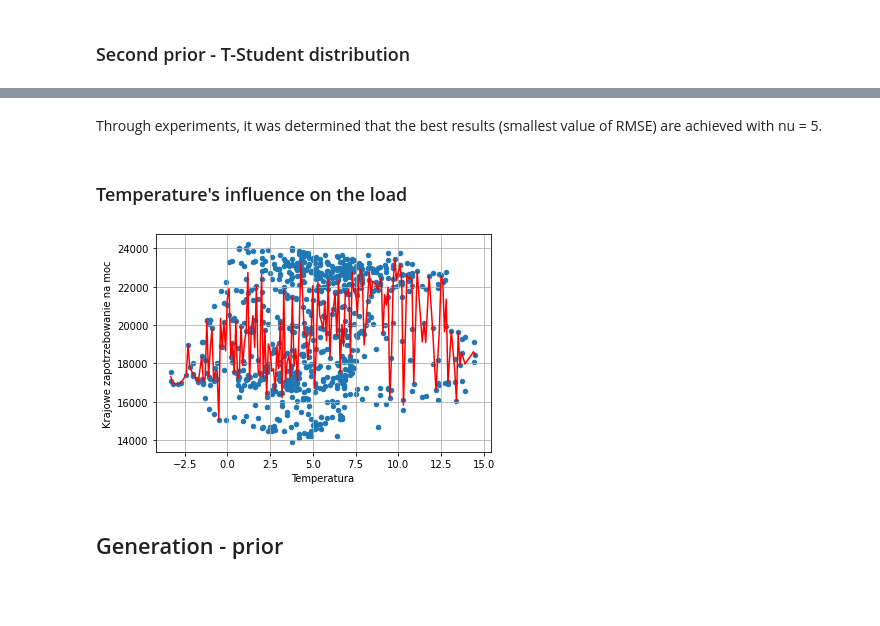
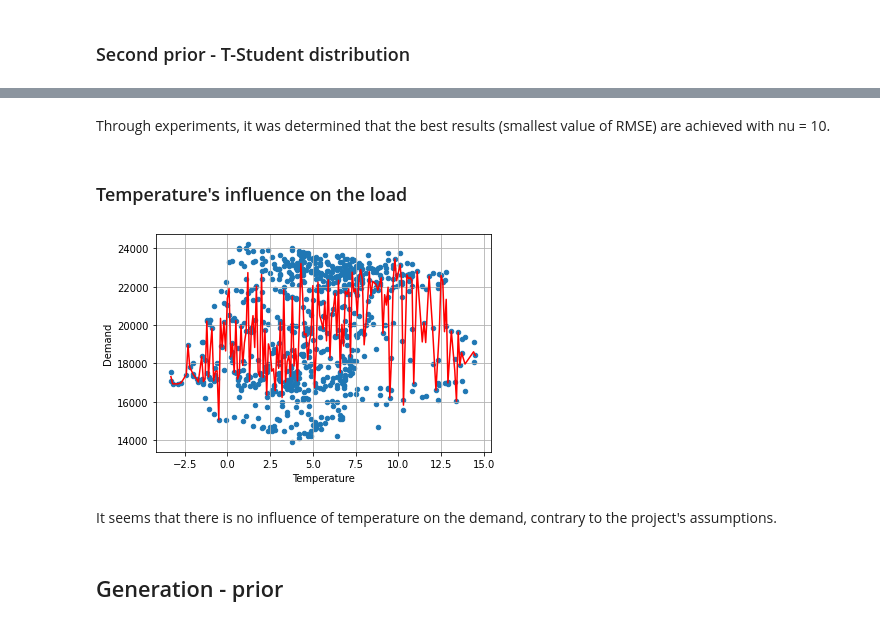
Before and after one commit to pilarskimarcin/ProjektDataAnalytics, a Jupyter notebook: Model_1_Fitting_to_data/model.ipynb, the cells around one changed output, grey strips where cells are left out. Cells and saved outputs as stored; diff of their text form; code cells hidden in the pictures; blank space fills up the shorter version.

```diff
--- a/Model_1_Fitting_to_data/model.ipynb
+++ b/Model_1_Fitting_to_data/model.ipynb
@@ -212,19 +206,23 @@ RMSE = 651.3448442093144
 ... (6 outputs left out)
 # %% [markdown]
-Through experiments, it was determined that the best results (smallest value of RMSE) are achieved with nu = 5.
+Through experiments, it was determined that the best results (smallest value of RMSE) are achieved with nu = 10.
 # %% [markdown]
 ### Temperature's influence on the load
 # %%
 data = df_zapotrzebowanie[["Data_i_Godzina", "Godzina", "Krajowe zapotrzebowanie na moc"]]
 # data = data[data["Godzina"].between(11, 21)]
 data.insert(len(data.columns), "Temperatura", [
     round(df_naslonecznienie_marzec.loc[df_naslonecznienie_marzec["time"] == data.iloc[i]["Data_i_Godzina"]]["T2m"].values[0], 1) for i in range(len(data))
     ])
 data.plot(x="Temperatura", y="Krajowe zapotrzebowanie na moc", kind="scatter", grid=True)
 plt.plot(sorted(data["Temperatura"].unique()), data.groupby(["Temperatura"], sort=True).median()["Krajowe zapotrzebowanie na moc"], "r-")
+plt.xlabel("Temperature")
+plt.ylabel("Demand")
 plt.show()
 # %% [output]
-[figure, old version]
+[figure, new version]
+# %% [markdown]
+It seems that there is no influence of temperature on the demand, contrary to the project's assumptions.
 # %% [markdown]
 ## Generation - prior
 # %% [markdown]
```
Also changed, not shown: parts of 18 cells of this notebook, 22 other files.
